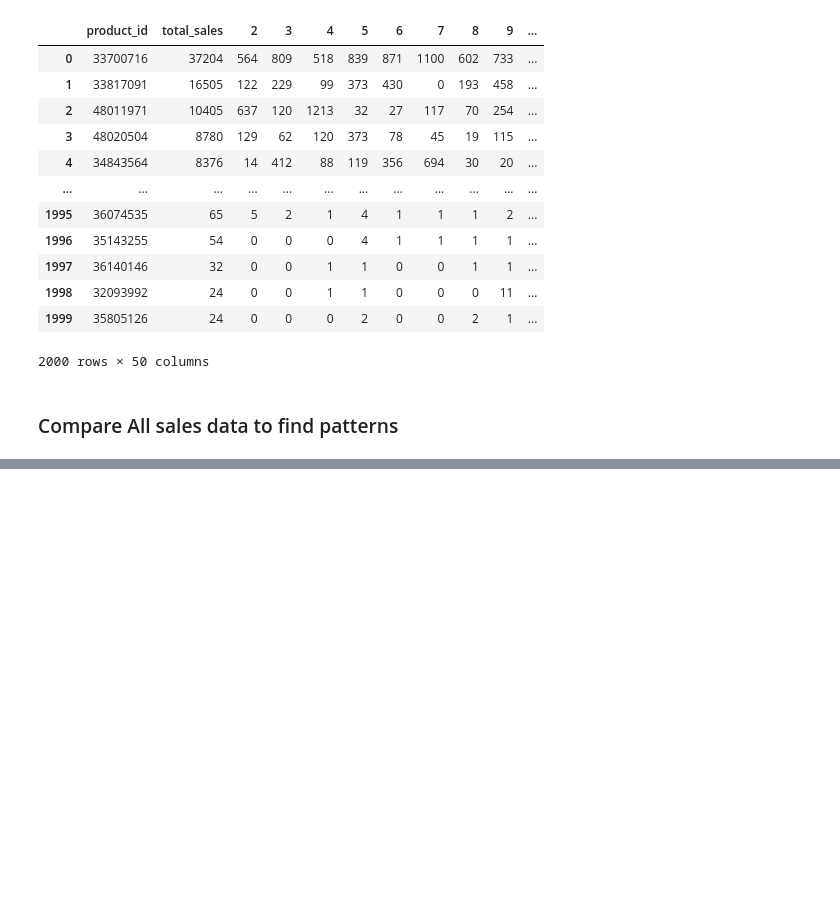
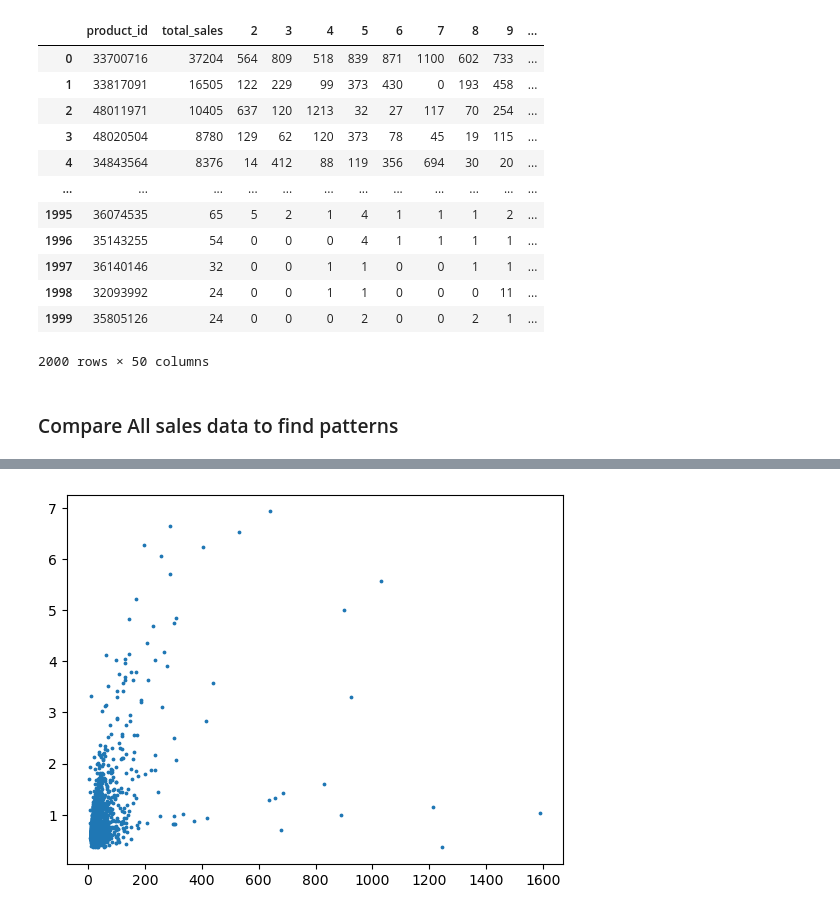
Before and after one commit to khalilvandian/Marketing-Analysis-unimib, a Jupyter notebook: EDA_BasicDatasetProperties.ipynb, the cells around one changed output, grey strips where cells are left out. Drawn from its saved outputs; the diff is of its cells as text; code cells hidden in the pictures; blank space fills up the shorter version.

Commit message:
Update EDA - Product Analysis
Extracted Sales Accross Categories
- Only Plotted over Month - Region - Category

```diff
--- a/EDA_BasicDatasetProperties.ipynb
+++ b/EDA_BasicDatasetProperties.ipynb
@@ -526,0 +651,6 @@ product_sales_aggregation
+# %%
+# transpose the dataframe and describe the data
+product_metrics_across_stores = product_sales_aggregation.drop(['product_id', 'total_sales'], axis=1).T.describe().round(2).T.drop('count', axis=1)
+product_metrics_across_stores['CV'] = product_metrics_across_stores['std'] / product_metrics_across_stores['mean']
+product_metrics_across_stores['range'] = product_metrics_across_stores['max'] - product_metrics_across_stores['min']
+product_metrics_across_stores
@@ -526,0 +673,6 @@ product_sales_aggregation
+# %%
+# scatter plot of mean and std with small dots
+plt.scatter(product_metrics_across_stores['range'], product_metrics_across_stores['CV'], s=3)
+plt.show()
+# %% [output]
+[figure, added]
```
Also changed, not shown: parts of 26 cells of this notebook.
